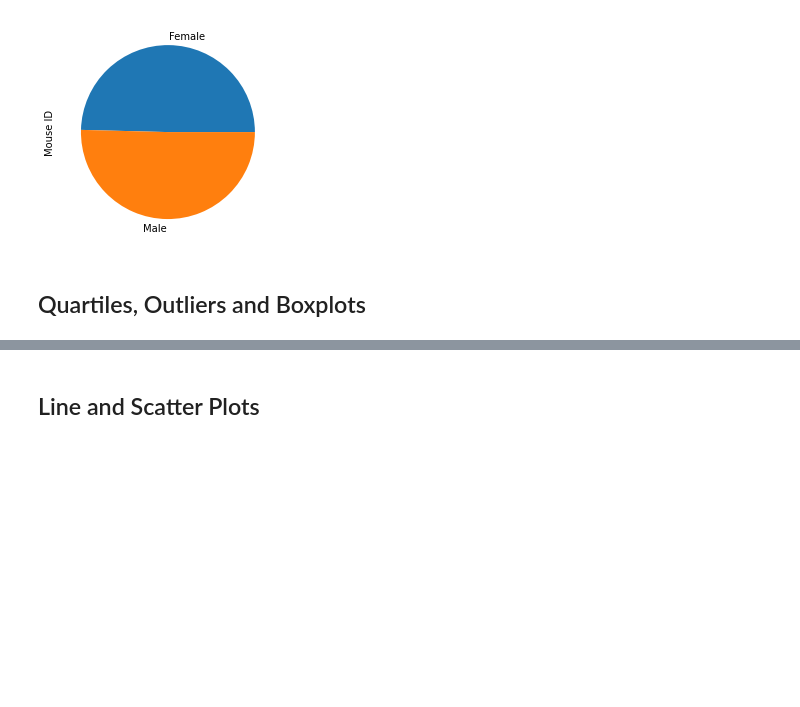
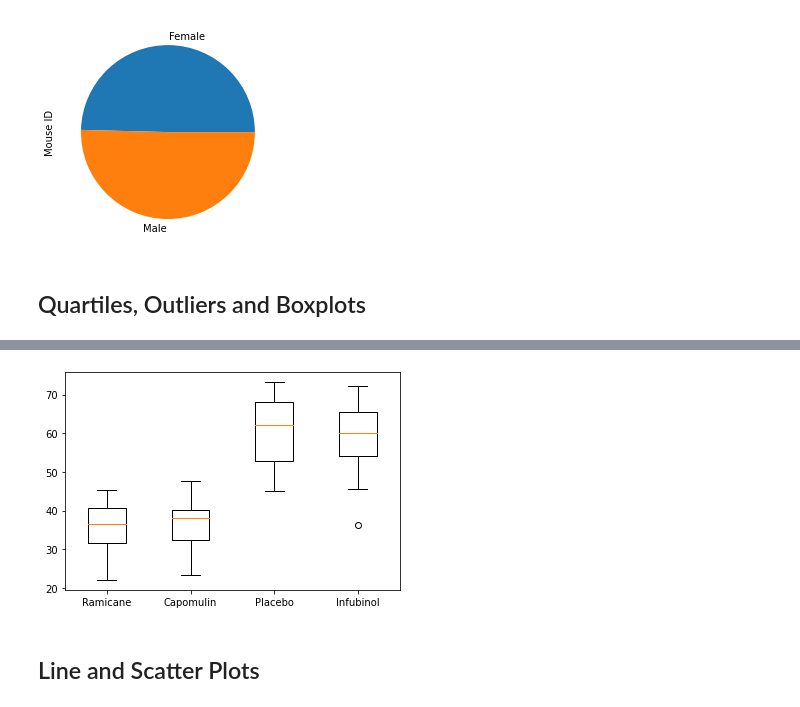
Before and after one commit to FernB/Matplotlib_Homework, a Jupyter notebook: Pymaceuticals/pymaceuticals_starter.ipynb, the cells around one changed output, grey strips where cells are left out. Cells and saved outputs as stored; diff of their text form; code cells hidden in the pictures; blank space fills up the shorter version.

```diff
--- a/Pymaceuticals/pymaceuticals_starter.ipynb
+++ b/Pymaceuticals/pymaceuticals_starter.ipynb
@@ -148,17 +151,27 @@ mergedtime[['Mouse ID', 'Tumor Volume (mm3)']]
 # %%
 # Put treatments into a list for for loop (and later for plot labels)
-treaments = remove_duplicate['Drug Regimen'].unique().tolist()
+treatments = remove_duplicate['Drug Regimen'].unique().tolist()
 
 # Create empty list to fill with tumor vol data (for plotting)
 tumor_vol = []
+ranges = {}
 
 # Calculate the IQR and quantitatively determine if there are any potential outliers.
 
 
     # Locate the rows which contain mice on each drug and get the tumor volumes
-
+for drug in treaments:
+    subset = mergedtime[mergedtime['Drug Regimen'] == drug]['Tumor Volume (mm3)']
 
     # add subset
-
+    tumor_vol.append(subset)
 
     # Determine outliers using upper and lower bounds
+    quartiles = subset.quantile([0.25,0.5,0.75])
+    lower = quartiles[0.25]
+    upper = quartiles[0.75]
+    iqr = upper - lower
+    lowerbound = lower - (1.5 * iqr)
+    upperbound = upper + (1.5 * iqr)
+    ranges[drug] = [lowerbound,upperbound]
+ranges
@@ -165,5 +207,12 @@ tumor_vol = []
 # %%
 # Generate a box plot of the final tumor volume of each mouse across four regimens of interest
+finaltumor_series = pd.Series(tumor_vol, index = treatments)
+fig1, ax1 = plt.subplots()
+ax1.boxplot(finaltumor_series[["Ramicane", "Capomulin","Placebo","Infubinol"]])
+ax1.set_xticklabels(finaltumor_series[["Ramicane", "Capomulin","Placebo","Infubinol"]].index)
+plt.show()
+# %% [output]
+[figure, added]
 # %% [markdown]
 ## Line and Scatter Plots
 # %%
```
Also changed, not shown: parts of 8 cells of this notebook.
